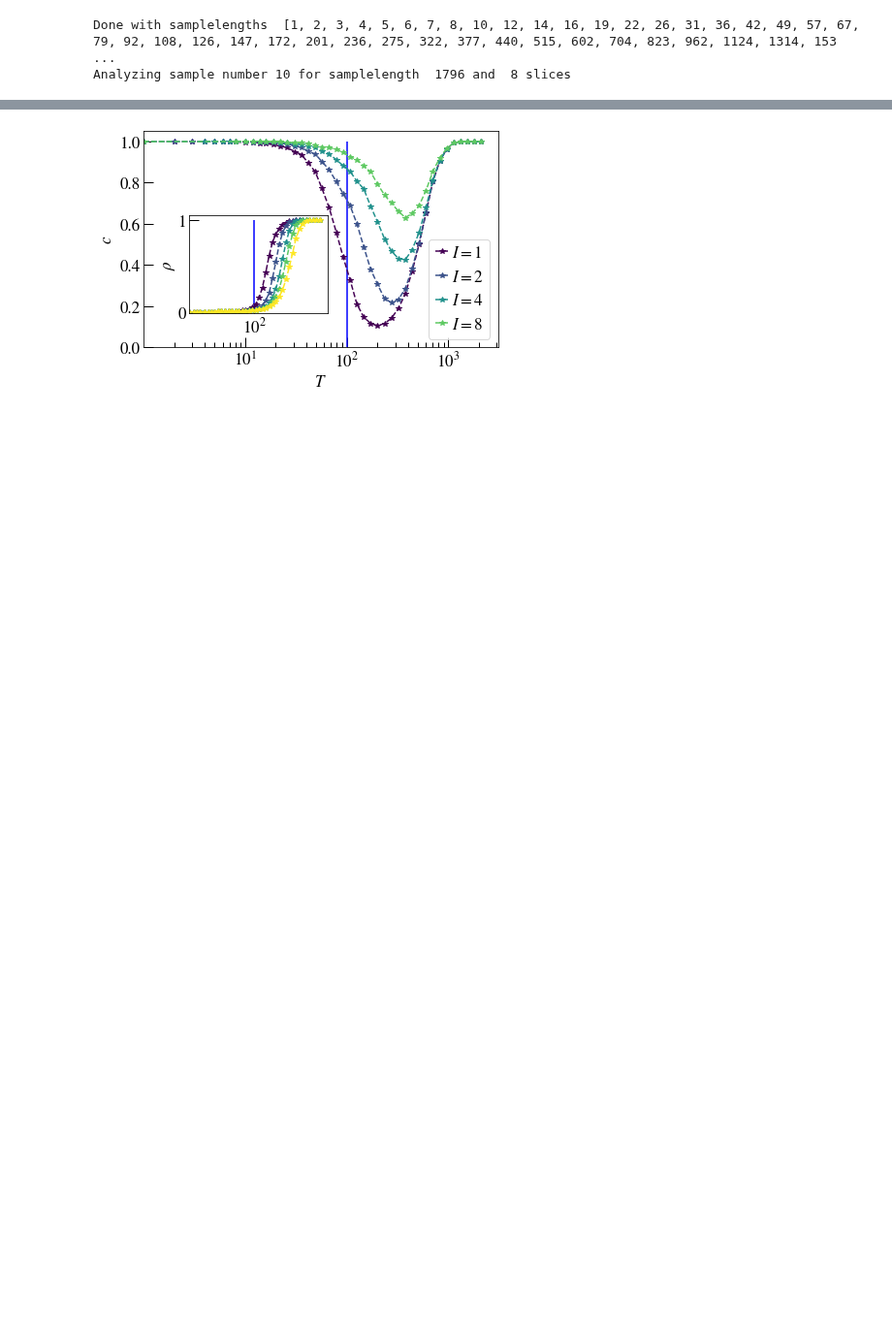
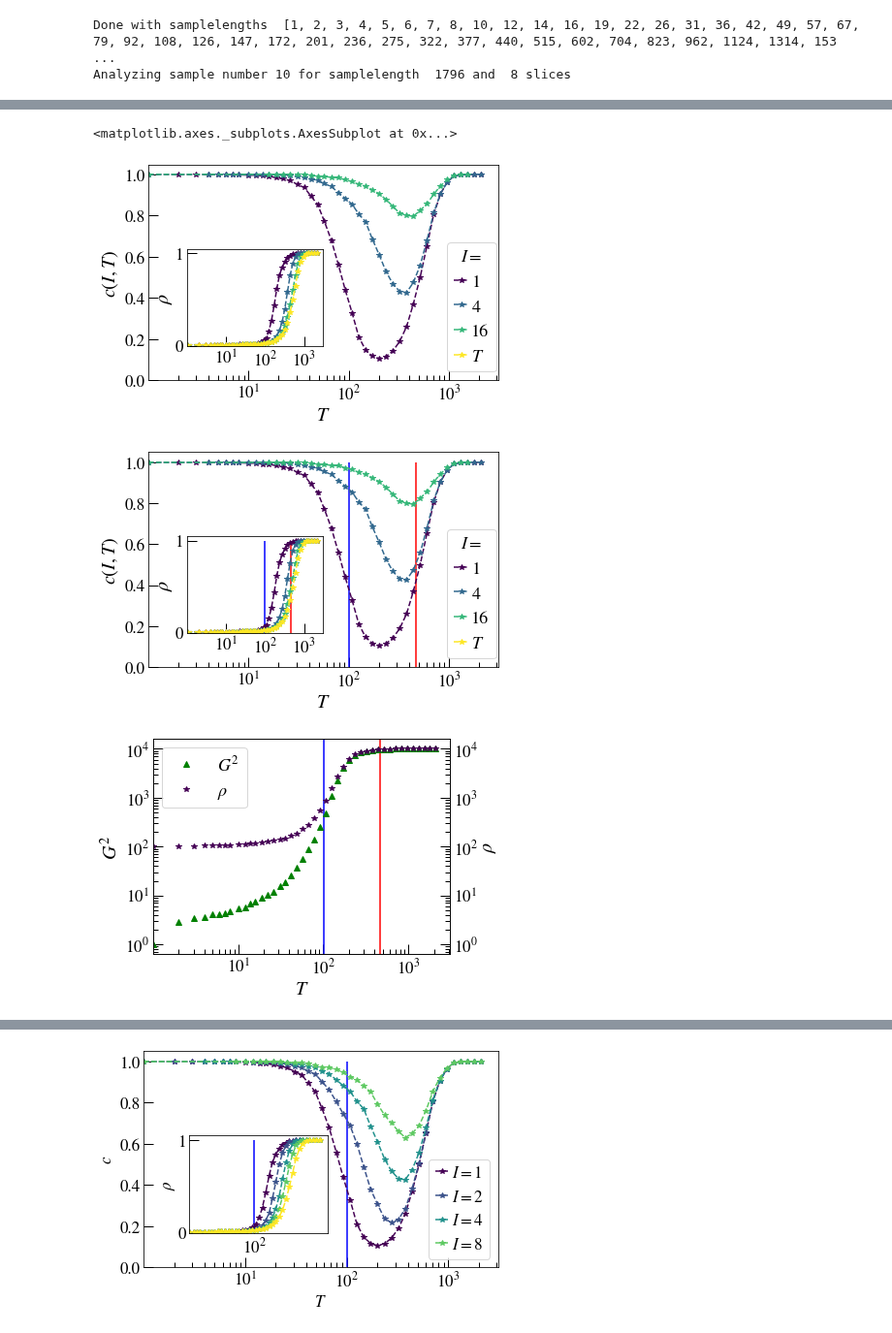
Before and after one commit to saemeon/SubTempNet, a Jupyter notebook: Simulations ER.ipynb, the cells around one changed output, grey strips where cells are left out. Shown at 97% size. Drawn from its saved outputs; the diff is of its cells as text; code cells hidden in the pictures; blank space fills up the shorter version.

```diff
--- a/Simulations ER.ipynb
+++ b/Simulations ER.ipynb
@@ -71,3 +89,17 @@ STN.plot_LCC(vline = vline,normalize = False, log=True, ACC = True)
+# %%
+vline=[(STN.TC1(100,0.0001), "blue" , None),
+       (STN.TC2(100,0.0001), "red", None)]
+inset = [0.11, 0.16, 0.39, 0.45]
+legend = "lower right"
+bbox = (0.52, 0.18, 0.5, 0.5)
+STN.plot_c(legend = True, inset = inset, I=[4,16], bbox = bbox)
+STN.plot_c(legend = True, bbox = bbox, inset = inset, I=[4,16], vline = vline, save = "ER_c_rho_ana2")
+STN.plot_LCC(vline = vline,normalize = False, log=True, ACC = True, save= "ER_G_ana2_log" )
+# %% [output]
+<matplotlib.axes._subplots.AxesSubplot at 0x...>
+[figure, added]
+[figure, added]
+[figure, added]
 # %%
 vline=[(STN.TC1(100,0.0001), "blue" , None),
        (STN.TC2(100,0.0001), "red", None),
```
Also changed, not shown: parts of 10 cells of this notebook, 33 other files.
